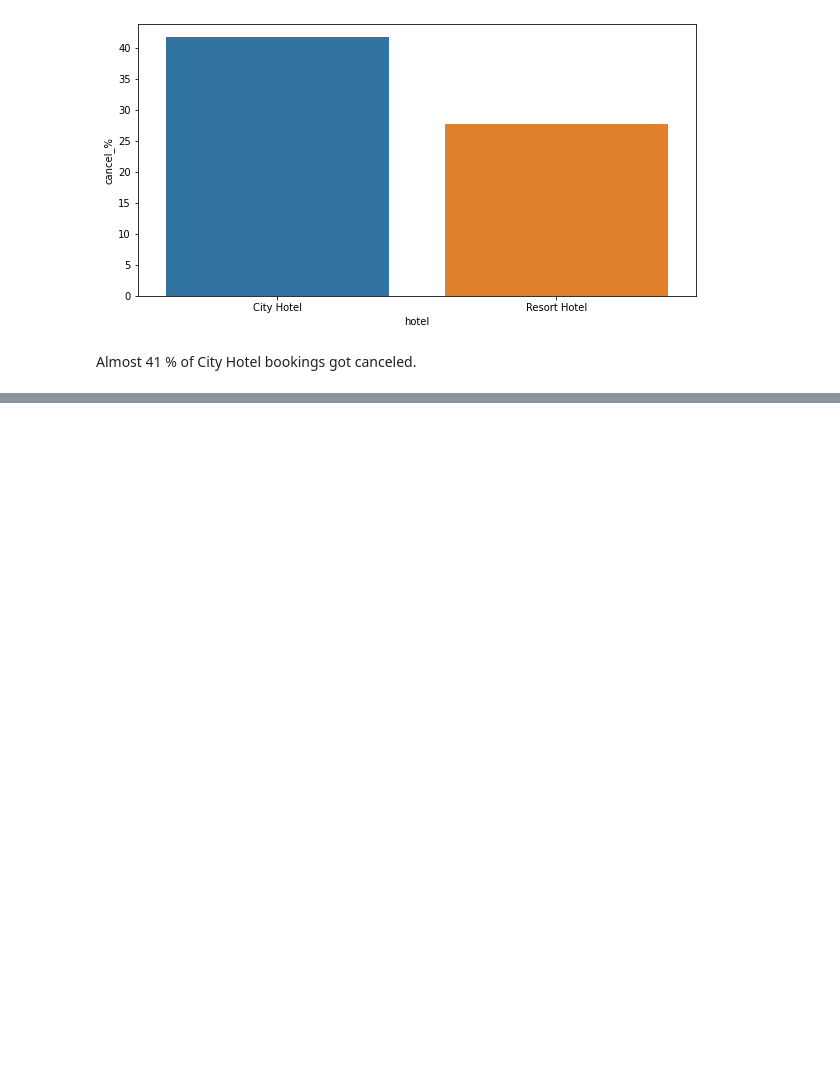
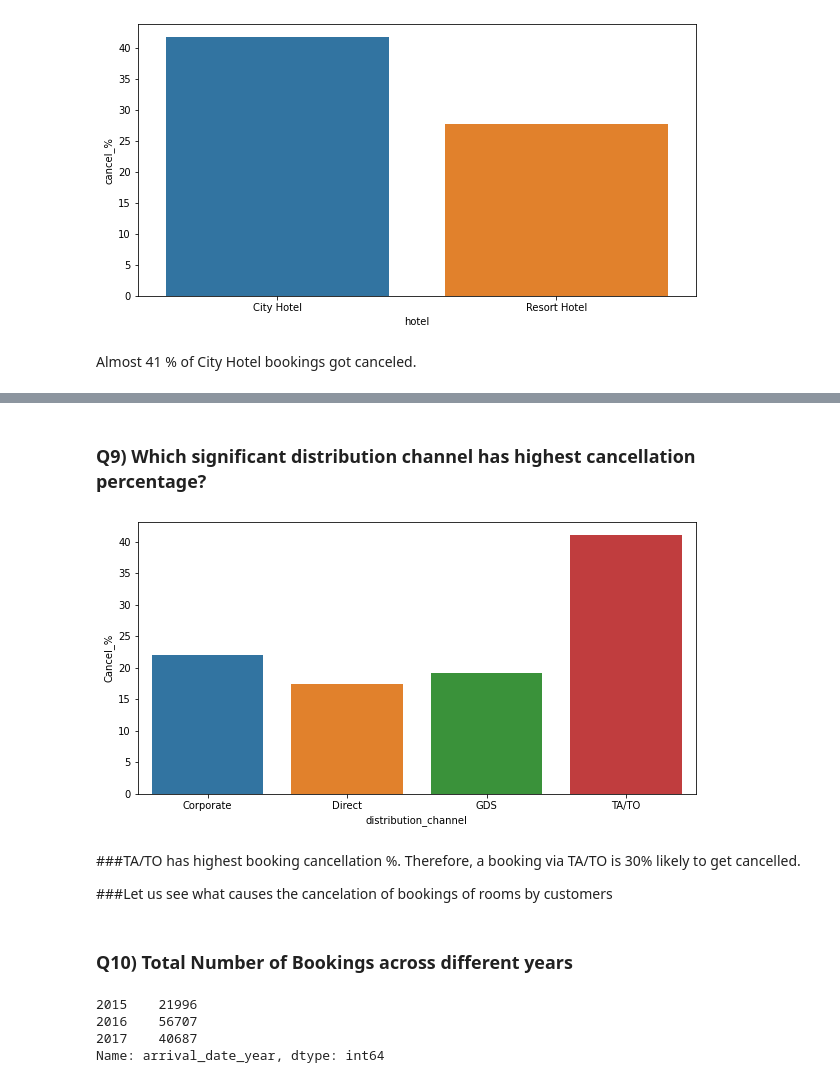
Before and after one commit to 9844964194/Sachin-Panchal, a Jupyter notebook: Hotel_Booking_Analysis_Capstone_Project.ipynb, the cells around one changed output, grey strips where cells are left out. Drawn from its saved outputs; the diff is of its cells as text; code cells hidden in the pictures; blank space fills up the shorter version.

```diff
--- a/Hotel_Booking_Analysis_Capstone_Project.ipynb
+++ b/Hotel_Booking_Analysis_Capstone_Project.ipynb
@@ -389,0 +430,24 @@ Almost 41 % of City Hotel bookings got canceled.
+# %% [markdown]
+### <b> Q9) Which significant distribution channel has highest cancellation percentage?
+# %%
+d1 = pd.DataFrame((group_by_dc['is_canceled'].sum()/group_by_dc.size())*100).drop(index = 'Undefined').rename(columns = {0: 'Cancel_%'})
+plt.figure(figsize = (10,5))
+sns.barplot(x = d1.index, y = d1['Cancel_%'])
+plt.show()
+# %% [output]
+[figure, added]
+# %% [markdown]
+###TA/TO has highest booking cancellation %. Therefore, a booking via TA/TO is 30% likely to get cancelled.
+
+###Let us see what causes the cancelation of bookings of rooms by customers
+# %% [markdown]
+### <b> Q10) Total Number of Bookings across different years </b> ###
+# %%
+#Calculate total number of bookings across different years
+year_counts = data['arrival_date_year'].value_counts().sort_index()
+year_counts
+# %% [output]
+2015    21996
+2016    56707
+2017    40687
+Name: arrival_date_year, dtype: int64
```
Also changed, not shown: parts of 38 cells of this notebook.
